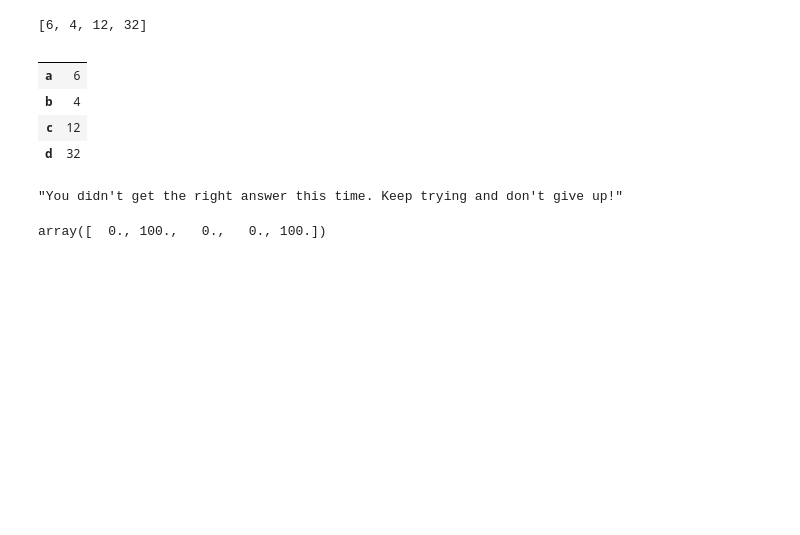
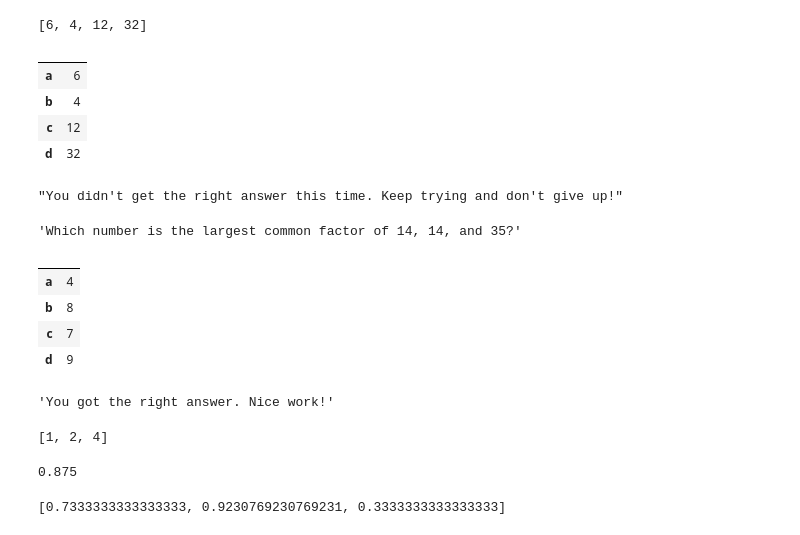
Before and after one commit to bryanchrist/solmathdashboard, a Jupyter notebook: app/Templates/testing_templates.ipynb, the cells around one changed output. Saved outputs shown, nothing was run; the diff lists cells and outputs as text; code cells hidden in the pictures; blank space fills up the shorter version.

```diff
--- a/app/Templates/testing_templates.ipynb
+++ b/app/Templates/testing_templates.ipynb
@@ -420,16 +499,3 @@ x.print_choices()
 x.student_answer('a')
 # %% [output]
 "You didn't get the right answer this time. Keep trying and don't give up!"
-# %%
-answer= 20
-wrong1 = np.random.randint(low = 2,high=10,size=5)
-wrong2 = np.random.randint(low = 20,high=60,size=5) *wrong1
-wrong = wrong2/wrong1
-wrong = np.round(wrong, -2)
-#wrong = np.unique(wrong[wrong!=answer])
-np.random.shuffle(wrong)
-#wrong = wrong[0:3].tolist()
-# %%
-wrong
-# %% [output]
-array([  0., 100.,   0.,   0., 100.])
@@ -435,0 +546,55 @@ array([  0., 100.,   0.,   0., 100.])
+# %%
+x= g4_computation_largest_common_factor_word_problem()
+# %%
+x.print_question()
+# %% [output]
+'Which number is the largest common factor of 14, 14, and 35?'
+# %%
+x.print_choices()
+# %% [output]
+|  |  |
+| a | 4 |
+| b | 8 |
+| c | 7 |
+| d | 9 |
+# %%
+x.student_answer('c')
+# %% [output]
+'You got the right answer. Nice work!'
+# %%
+factor = random.randint(2, 10)
+number1 = random.randint(2,10)*factor
+number2= random.randint(2,10)*factor
+number3= random.randint(2,10)*factor
+common_factors = common_factor(number1, number2, number3)
+common_factors
+# %% [output]
+[1, 2, 4]
+# %%
+fraction= '7/8'
+num = int(fraction[0])
+denom = int(fraction[2])
+num/denom
+# %% [output]
+0.875
+# %%
+fraction = "11/15, 12/13, 1/3"
+fraction = fraction.split(", ")
+numbers= []
+for item in fraction:
+    item = item.split("/")
+    numbers.append(item)
+#fraction = fraction.split("/")
+numbers2= []
+for number in numbers:
+    num = int(number[0])
+    denom= int(number[1])
+    answer = num/denom
+    numbers2.append(answer)
+numbers2
+#num = int(fraction[0])
+#denom = int(fraction[1])
+#fraction = num/denom
+#fraction
+# %% [output]
+[0.7333333333333333, 0.9230769230769231, 0.3333333333333333]
```
Also changed, not shown: parts of 32 cells of this notebook, 3 other files.
